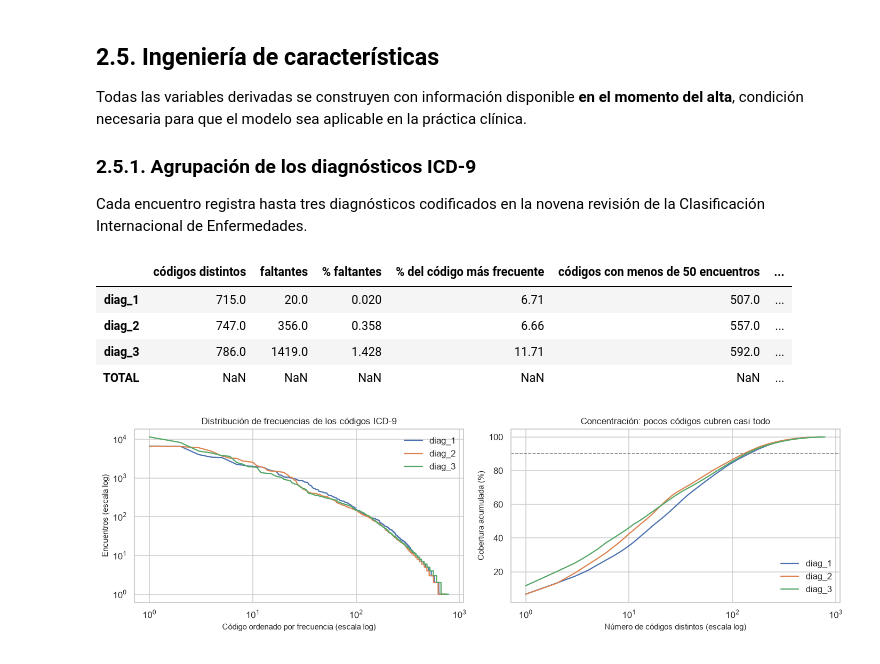
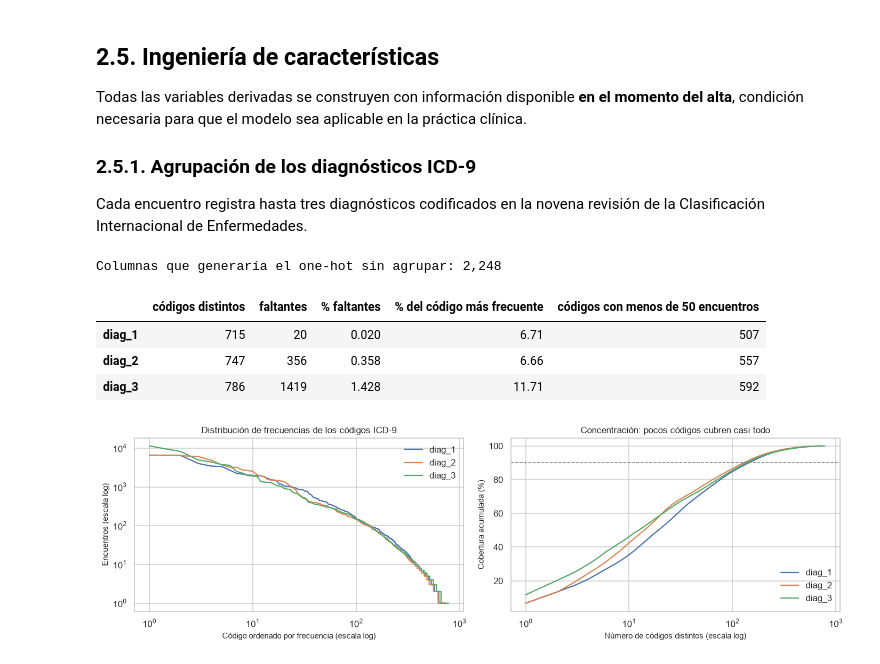
Before and after one commit to joshua2412-a/Diabetes_ProyectoML_202630, a Jupyter notebook: docs/02_ETL.ipynb, the cells around one changed output. Drawn from its saved outputs; the diff is of its cells as text; code cells hidden in the pictures.

```diff
--- a/docs/02_ETL.ipynb
+++ b/docs/02_ETL.ipynb
@@ -355,15 +340,11 @@ Los fármacos poco frecuentes que superan el umbral se conservan, y el capítulo
 # --- Variable objetivo ---------------------------------------------------
 limpio["readmitted_30"] = (limpio["readmitted"] == "<30").astype(int)
 
-# --- Columnas descartadas (justificación en el capítulo 1, sección 5) ----
-CASI_NULOS = ["examide", "citoglipton", "acetohexamide",
-              "glimepiride-pioglitazone", "metformin-pioglitazone",
-              "metformin-rosiglitazone", "troglitazone"]
-ESCASOS = ["glipizide-metformin", "tolbutamide"]
+# --- Columnas descartadas (justificación en la sección 2.4.1) -----------
 COLUMNAS_DESCARTADAS = ["encounter_id", "weight", "payer_code", "readmitted"]
 
-limpio = limpio.drop(columns=COLUMNAS_DESCARTADAS + CASI_NULOS + ESCASOS)
-registrar("4. Columnas descartadas y target derivado", limpio)
+limpio = limpio.drop(columns=COLUMNAS_DESCARTADAS + FARMACOS_DESCARTADOS)
+registrar("3. Columnas descartadas y target derivado", limpio)
 
 pd.DataFrame(traza)
 # %% [output]
@@ -385,25 +366,25 @@ Cada encuentro registra hasta tres diagnósticos codificados en la novena revisi
 # %%
 DIAGNOSTICOS = ["diag_1", "diag_2", "diag_3"]
 
 estructura_diag = pd.DataFrame({
     "códigos distintos": limpio[DIAGNOSTICOS].nunique(),
     "faltantes": limpio[DIAGNOSTICOS].isna().sum(),
     "% faltantes": (100 * limpio[DIAGNOSTICOS].isna().mean()).round(3),
     "% del código más frecuente": (100 * limpio[DIAGNOSTICOS].apply(
         lambda s: s.value_counts(normalize=True).iloc[0])).round(2),
     "códigos con menos de 50 encuentros": [
         int((limpio[c].value_counts() < 50).sum()) for c in DIAGNOSTICOS],
-    "columnas que generaría one-hot": limpio[DIAGNOSTICOS].nunique(),
 })
-estructura_diag.loc["TOTAL", "columnas que generaría one-hot"] = (
-    estructura_diag["columnas que generaría one-hot"].sum())
+
+print(f"Columnas que generaría el one-hot sin agrupar: "
+      f"{int(estructura_diag['códigos distintos'].sum()):,}")
 estructura_diag
 # %% [output]
+Columnas que generaría el one-hot sin agrupar: 2,248
-|  | códigos distintos | faltantes | % faltantes | % del código más frecuente | códigos con menos de 50 encuentros | ... |
-| diag_1 | 715.0 | 20.0 | 0.020 | 6.71 | 507.0 | ... |
-| diag_2 | 747.0 | 356.0 | 0.358 | 6.66 | 557.0 | ... |
-| diag_3 | 786.0 | 1419.0 | 1.428 | 11.71 | 592.0 | ... |
-| TOTAL | NaN | NaN | NaN | NaN | NaN | ... |
+|  | códigos distintos | faltantes | % faltantes | % del código más frecuente | códigos con menos de 50 encuentros |
+| diag_1 | 715 | 20 | 0.020 | 6.71 | 507 |
+| diag_2 | 747 | 356 | 0.358 | 6.66 | 557 |
+| diag_3 | 786 | 1419 | 1.428 | 11.71 | 592 |
 # %%
 # Distribución de frecuencias: cuántos encuentros acumula cada código,
 # ordenados de más a menos frecuente.
```
Also changed, not shown: parts of 18 cells of this notebook, 2 other files.
